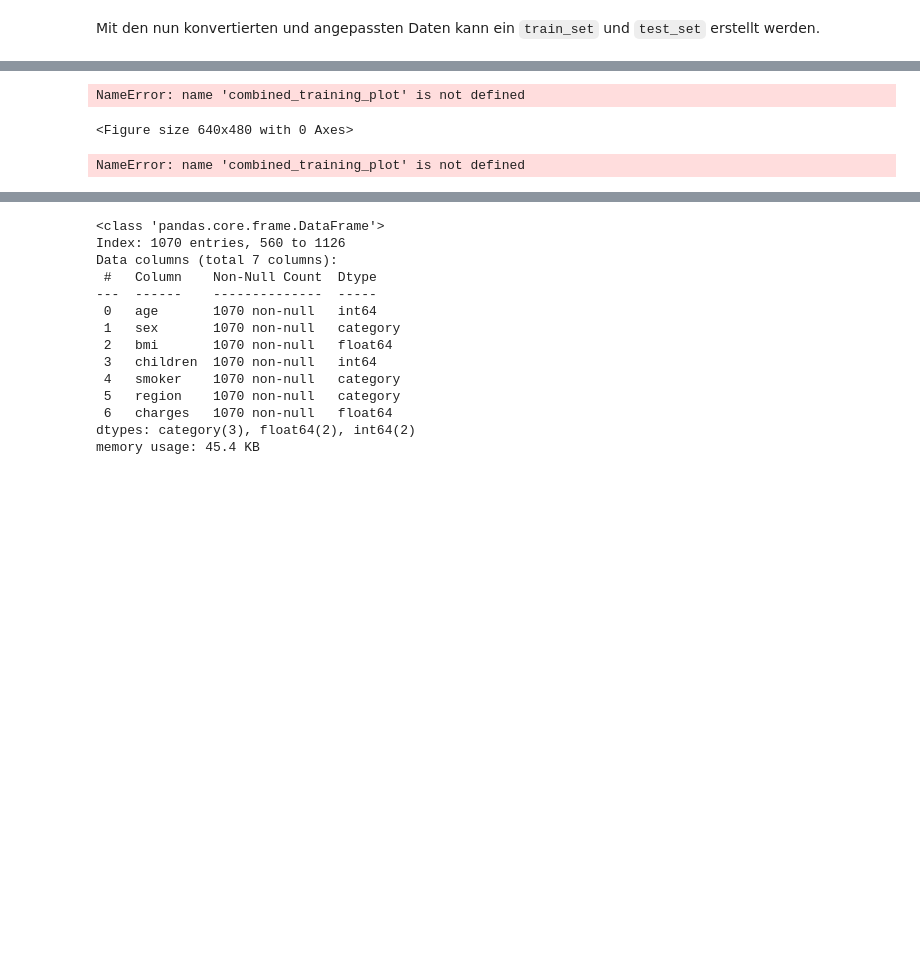
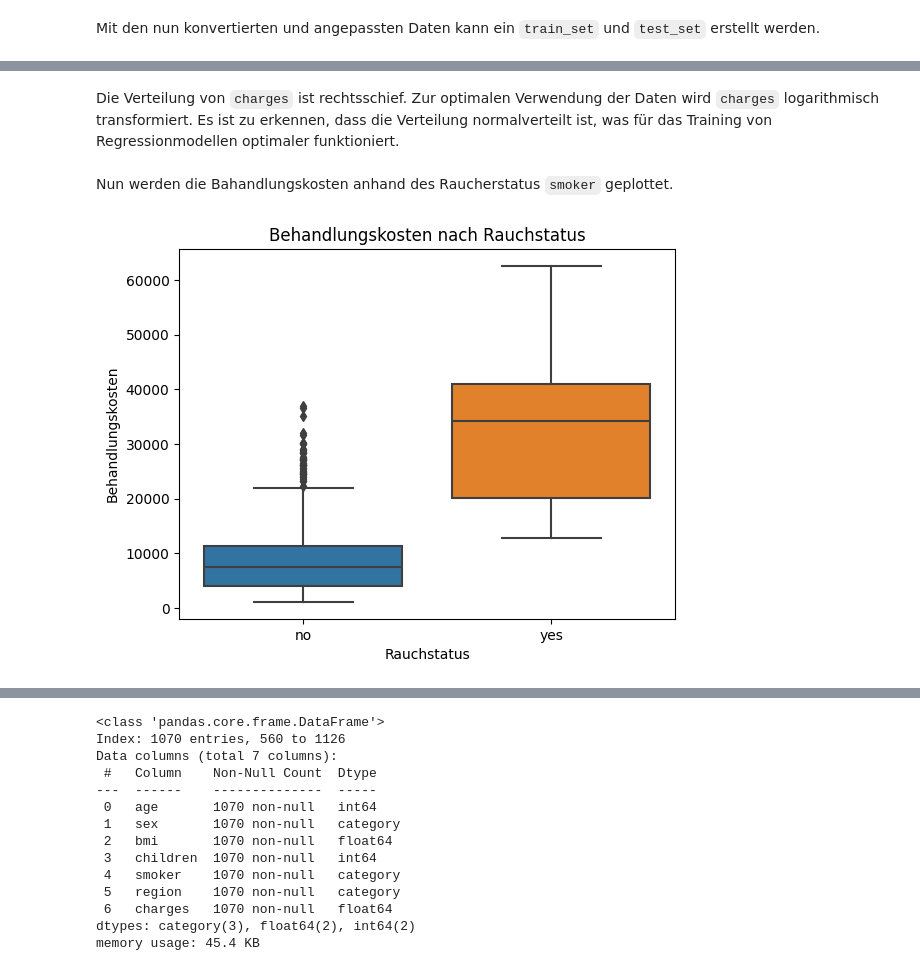
Before and after one commit to raaamk/ML_SoSe24, a Jupyter notebook: src/Assignments/Group Project/Medical Treatment Cost Estimation.ipynb, the cells around one changed output, grey strips where cells are left out. Drawn from its saved outputs; the diff is of its cells as text; code cells hidden in the pictures; blank space fills up the shorter version.

```diff
--- a/src/Assignments/Group Project/Medical Treatment Cost Estimation.ipynb
+++ b/src/Assignments/Group Project/Medical Treatment Cost Estimation.ipynb
@@ -280,18 +348,15 @@ NameError: name 'combined_training_plot' is not defined
+# %% [markdown]
+Die Verteilung von `charges` ist rechtsschief. Zur optimalen Verwendung der Daten wird `charges` logarithmisch transformiert. Es ist zu erkennen, dass die Verteilung normalverteilt ist, was für das Training von Regressionmodellen optimaler funktioniert.
+# %% [markdown]
+Nun werden die Bahandlungskosten anhand des Raucherstatus `smoker` geplottet.
 # %%
-#Boxplot von Behandlungskosten nach Rauchstatus
+import seaborn as sns
+
 plt.figure()
-sns.boxplot(x='smoker', y='charges', data=combined_training_plot)
+sns.boxplot(x='smoker', y='charges', data=train_set_explore)
 plt.title('Behandlungskosten nach Rauchstatus')
 plt.xlabel('Rauchstatus')
 plt.ylabel('Behandlungskosten')
 plt.show()
 # %% [output]
-NameError: name 'combined_training_plot' is not defined
-<Figure size 640x480 with 0 Axes>
+[figure, added]
-# %%
-# Paarweise Streudiagramme (Pairplot) für ausgewählte Attribute
-selected_features = ['age', 'bmi', 'children', 'charges']
-sns.pairplot(combined_training_plot[selected_features])
-plt.show()
-# %% [output]
-NameError: name 'combined_training_plot' is not defined
```
Also changed, not shown: parts of 125 cells of this notebook.
